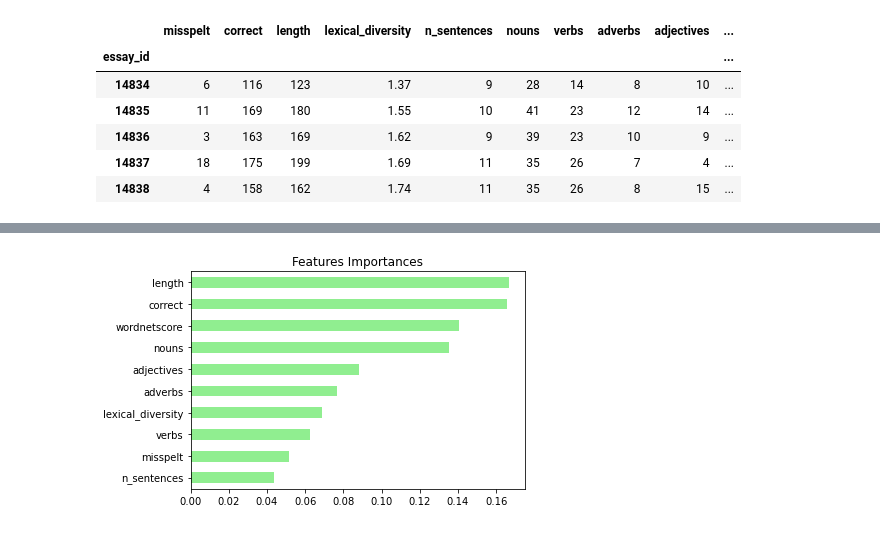
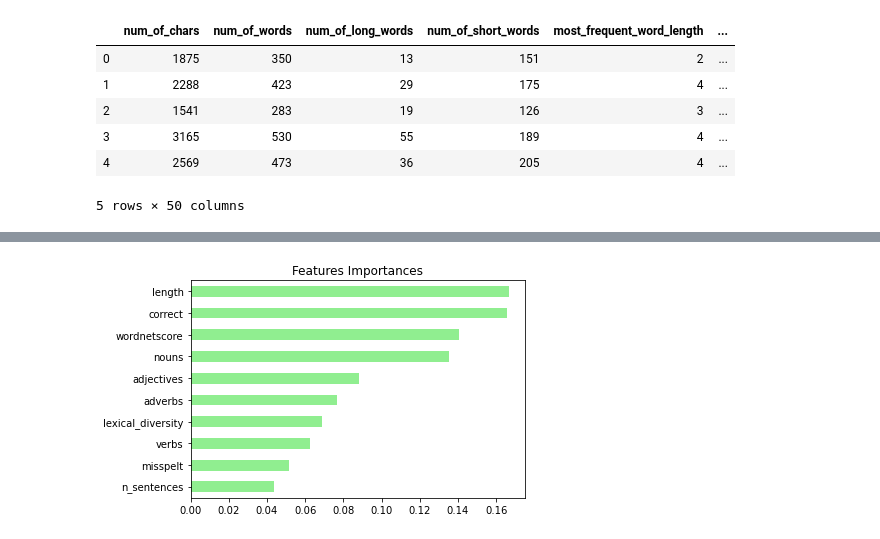
Before and after one commit to AmanBindal20/Essay-grading, a Jupyter notebook: Scorespoly.ipynb, the cells around one changed output, grey strips where cells are left out. Drawn from its saved outputs; the diff is of its cells as text; code cells hidden in the pictures.

Commit message:
combined results

```diff
--- a/Scorespoly.ipynb
+++ b/Scorespoly.ipynb
@@ -1,19 +1,19 @@
 # %%
 import pandas as pd
-essays = pd.read_csv('trained.csv')
-essays.set_index('essay_id',inplace=True, drop=True)
+essays = pd.read_csv('combined.csv')
+#essays.set_index('essay_id',inplace=True, drop=True)
 
-X = essays.drop(['domain1_score','essay','essay_set','normal_score'], axis=1)
-y = essays['normal_score']
+X = essays.drop(['domain1_score','essay','essay_set','avg_distance_bw_centroid_and_points','max_distance_bw_centroid_and_points','min_distance_bw_centroid_and_points'],axis=1)
+y = essays['domain1_score']
 X.head()
 # %% [output]
-|  | misspelt | correct | length | lexical_diversity | n_sentences | nouns | verbs | adverbs | adjectives | ... |
-| essay_id |  |  |  |  |  |  |  |  |  | ... |
-| 14834 | 6 | 116 | 123 | 1.37 | 9 | 28 | 14 | 8 | 10 | ... |
-| 14835 | 11 | 169 | 180 | 1.55 | 10 | 41 | 23 | 12 | 14 | ... |
-| 14836 | 3 | 163 | 169 | 1.62 | 9 | 39 | 23 | 10 | 9 | ... |
-| 14837 | 18 | 175 | 199 | 1.69 | 11 | 35 | 26 | 7 | 4 | ... |
-| 14838 | 4 | 158 | 162 | 1.74 | 11 | 35 | 26 | 8 | 15 | ... |
+|  | num_of_chars | num_of_words | num_of_long_words | num_of_short_words | most_frequent_word_length | ... |
+| 0 | 1875 | 350 | 13 | 151 | 2 | ... |
+| 1 | 2288 | 423 | 29 | 175 | 4 | ... |
+| 2 | 1541 | 283 | 19 | 126 | 3 | ... |
+| 3 | 3165 | 530 | 55 | 189 | 4 | ... |
+| 4 | 2569 | 473 | 36 | 205 | 4 | ... |
+5 rows × 50 columns
 # %%
 X.corr()
 # %% [output]
```
Also changed, not shown: parts of 11 cells of this notebook, 12 other files.
